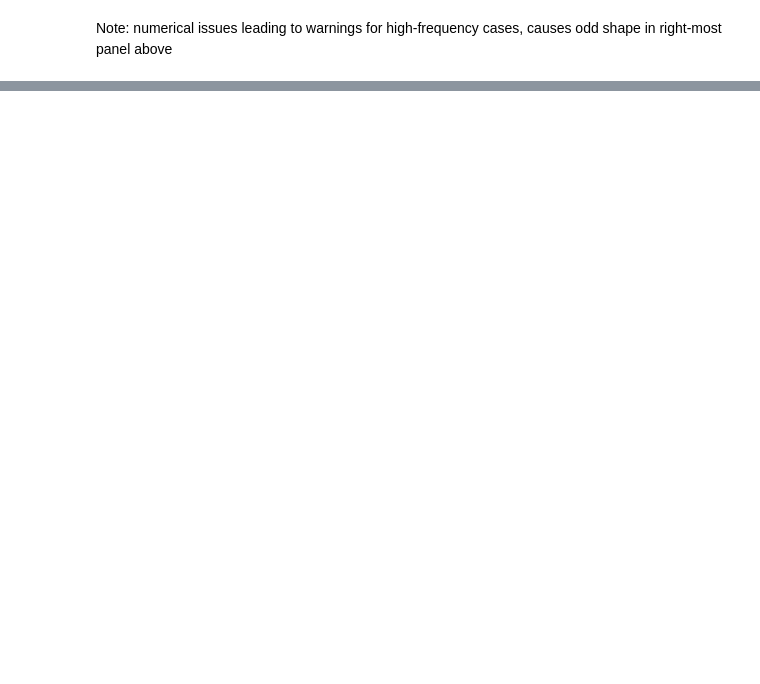
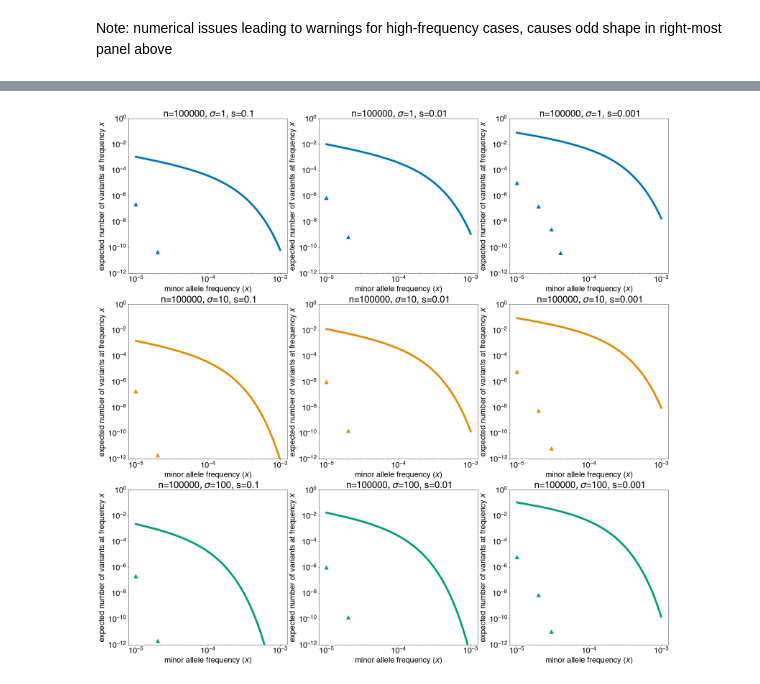
Before and after one commit to dp-rice/spatial-sfs, a Jupyter notebook: theory/sims_theory_v3.ipynb, the cells around one changed output, grey strips where cells are left out. Saved outputs shown, nothing was run; the diff lists cells and outputs as text; code cells hidden in the pictures; blank space fills up the shorter version.

```diff
--- a/theory/sims_theory_v3.ipynb
+++ b/theory/sims_theory_v3.ipynb
@@ -330,0 +383,27 @@ Note: numerical issues leading to warnings for high-frequency cases, causes odd
+# %%
+rho = 1.4 # density
+D = 72**2 # dispersal distance
+Nb = 4*np.pi*(D**2)*rho
+l = np.sqrt(Nb/rho)
+m = D/(l**2)
+plt.rcParams.update({'figure.figsize': '30,30'})
+fig,ax = plt.subplots(3,3)
+
+for i in range(3):
+    for j in range(3):
+        sim_output = simulate_WF(m,dims,Nb,s_vals[j],num_intervals)
+        counts, sfs_sim = get_sfs(f=sim_output,sigma=sg[i],n=n,nbins=nmax)
+        counts_ab = counts[0:100]
+        sfs_theory = [finite_sfs_k(n,k,sg[i],s_vals[j],sigma_vals,pole_vals,res_vals,dens=rho,D=D,mu=mu) for k in counts_ab]
+        ax[i,j].plot(counts_ab/n,sfs_sim,label="simulation",marker='^',linestyle='None',color=colors[i])
+        ax[i,j].plot(counts_ab/n,sfs_theory,label="theory",color=colors[i])
+        ax[i,j].set_xscale("log")
+        ax[i,j].set_yscale("log")
+        ax[i,j].set_ylim(1e-12,1e0)
+        ax[i,j].set_title("n="+str(n)+r"$, \sigma$="+str(sg[i])+", s="+str(s_vals[j]))
+        ax[i,j].set_xlabel(r"minor allele frequency ($x$)")
+        ax[i,j].set_ylabel(r"expected number of variants at frequency $x$")
+plt.savefig("plots_20230426/theory_vs_sims_MAPS"+str(n)+".png")
+plt.show()
+# %% [output]
+[figure, added]
```
Also changed, not shown: parts of 6 cells of this notebook.
